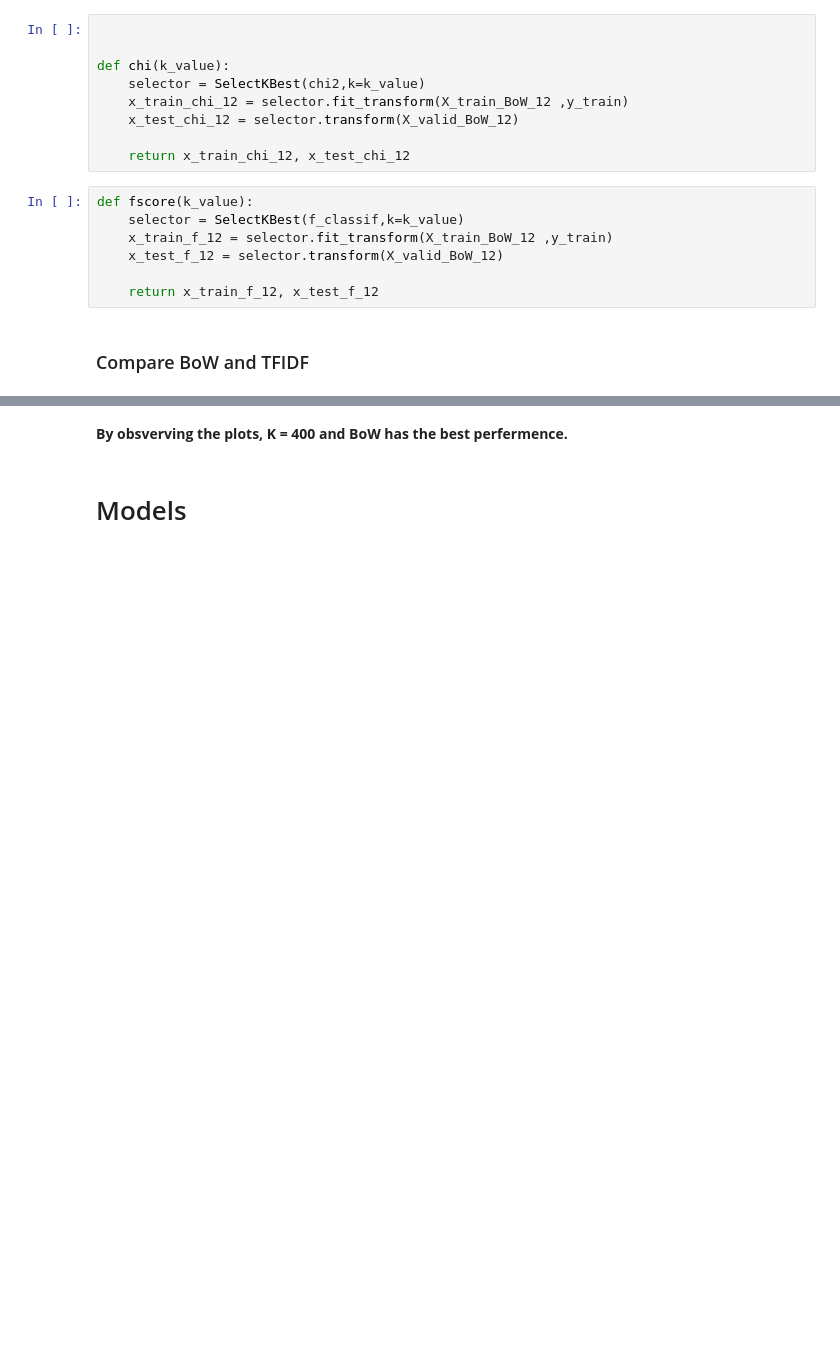
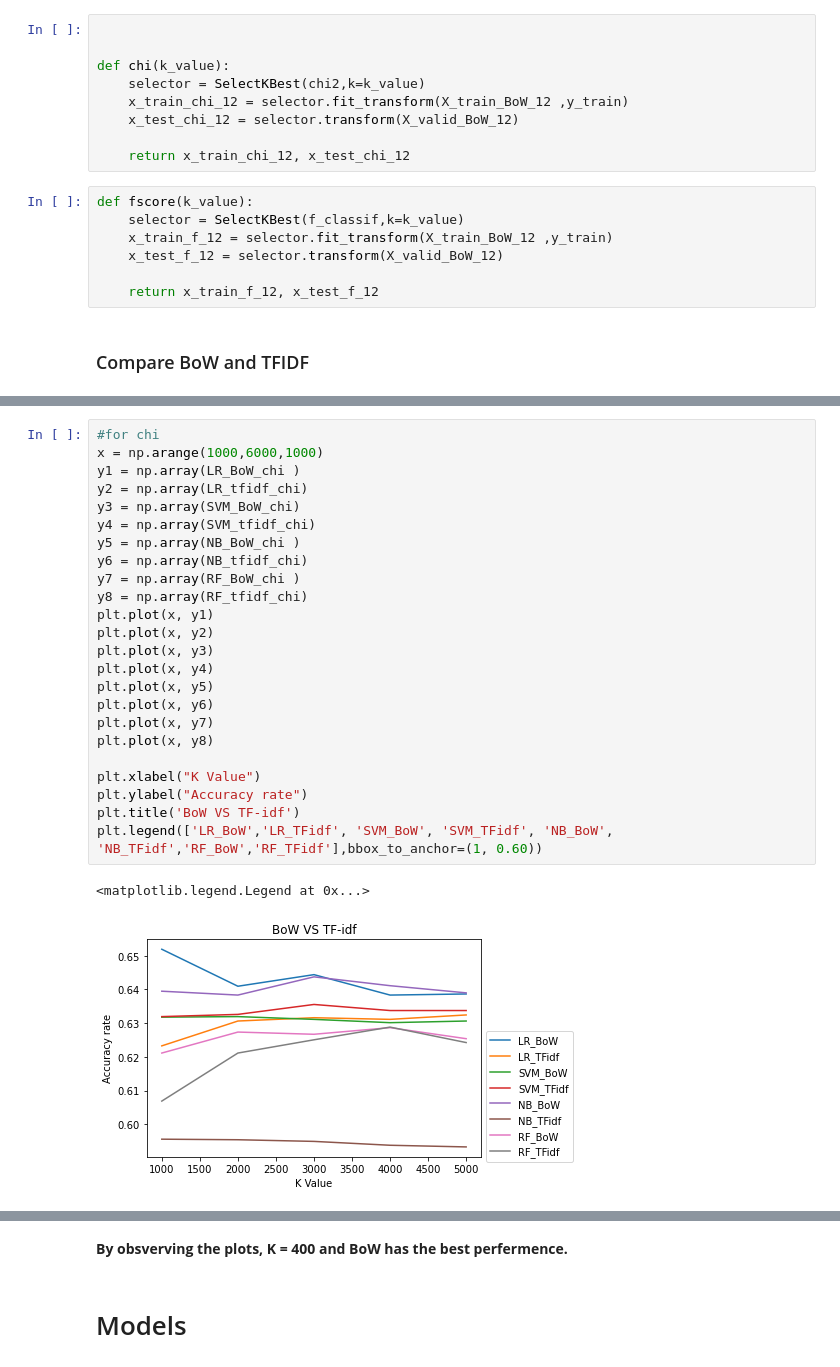
Before and after one commit to RicardoXXXXXX/Tweet-s-sentiment-prediction, a Jupyter notebook: COMP30027-Assignment2 (new).ipynb, the cells around one changed output, grey strips where cells are left out. Saved outputs shown, nothing was run; the diff lists cells and outputs as text; blank space fills up the shorter version.

```diff
--- a/COMP30027-Assignment2 (new).ipynb
+++ b/COMP30027-Assignment2 (new).ipynb
@@ -265 +337,28 @@ for k in range(200,3000,200):
+# %%
+#for chi
+x = np.arange(1000,6000,1000)
+y1 = np.array(LR_BoW_chi )
+y2 = np.array(LR_tfidf_chi)
+y3 = np.array(SVM_BoW_chi)
+y4 = np.array(SVM_tfidf_chi)
+y5 = np.array(NB_BoW_chi )
+y6 = np.array(NB_tfidf_chi)
+y7 = np.array(RF_BoW_chi )
+y8 = np.array(RF_tfidf_chi)
+plt.plot(x, y1)
+plt.plot(x, y2)
+plt.plot(x, y3)
+plt.plot(x, y4)
+plt.plot(x, y5)
+plt.plot(x, y6)
+plt.plot(x, y7)
+plt.plot(x, y8)
+
+plt.xlabel("K Value")
+plt.ylabel("Accuracy rate")
+plt.title('BoW VS TF-idf')
+plt.legend(['LR_BoW','LR_TFidf', 'SVM_BoW', 'SVM_TFidf', 'NB_BoW', 'NB_TFidf','RF_BoW','RF_TFidf'],bbox_to_anchor=(1, 0.60))
+# %% [output]
+<matplotlib.legend.Legend at 0x...>
+[figure, added]
 # %%
```
Also changed, not shown: parts of 30 cells of this notebook.
